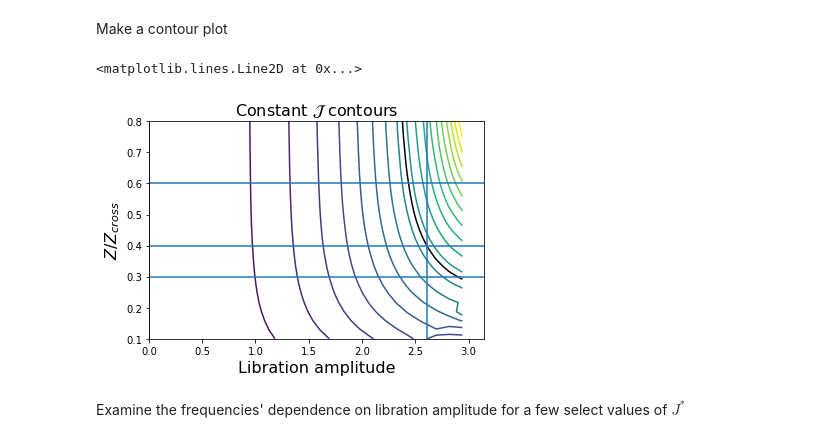
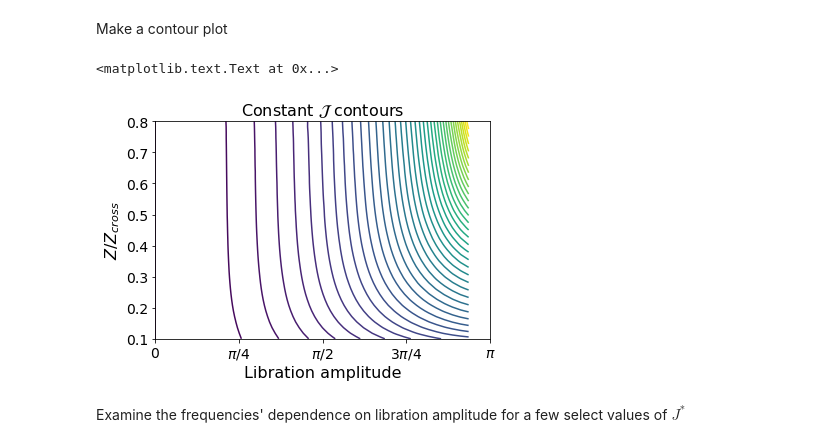
Before and after one commit to shadden/IntegrableModelforResonances, a Jupyter notebook: jupyter_examples/NumericalActionAngleTransformation.ipynb, the cells around one changed output. Cells and saved outputs as stored; diff of their text form; code cells hidden in the pictures.

```diff
--- a/jupyter_examples/NumericalActionAngleTransformation.ipynb
+++ b/jupyter_examples/NumericalActionAngleTransformation.ipynb
@@ -38,9 +36,12 @@ from IntegrableModelUtils import calc_action_and_frequencies
 # %% [markdown]
 Define grid of intial conditions
 # %%
-Ngrid= 25
+Ngrid= 40
 zfracs = np.linspace(0.1,0.8,Ngrid)
 amps = np.linspace(0,np.pi-0.2,Ngrid)
+# Note, we'll stop shy of np.pi in 'amps'
+# because it gets expensive to compute actions as the
+# libration period diverges...
 # %% [markdown]
 Compute actions and frequencies
 # %%
@@ -55,19 +57,16 @@ for i,zf in enumerate(zfracs):
 # %% [markdown]
 Make a contour plot
 # %%
-plt.contour(*np.meshgrid(amps,zfracs),-1 * action,np.linspace(0,-1*np.min(action),20)[:-1])
-plt.contour(*np.meshgrid(amps,zfracs),-1 * action,[0.0005663212674073584],colors=['black'])
+plt.contour(*np.meshgrid(amps,zfracs),-1 * action,np.linspace(0,-1*np.min(action),40)[:-1])
 plt.xlim(0,np.pi)
 plt.xlabel("Libration amplitude",fontsize=16)
 plt.ylabel(r"$Z/Z_{cross}$",fontsize=16)
+plt.xticks([0,np.pi/4,np.pi/2,3 * np.pi/4,np.pi],[r"$0$",r"$\pi/4$",r"$\pi/2$",r"$3\pi/4$",r"$\pi$"],fontsize=14)
+plt.yticks(fontsize=14)
 plt.title("Constant ${\cal J}$ contours",fontsize=16)
-plt.axvline(2.6060)
-plt.axhline(0.6)
-plt.axhline(0.4)
-plt.axhline(0.3)
 # %% [output]
-<matplotlib.lines.Line2D at 0x...>
+<matplotlib.text.Text at 0x...>
-[figure, old version]
+[figure, new version]
 # %% [markdown]
 Examine the frequencies' dependence on libration amplitude for a few select values of $J^*$
 # %%
```
Also changed, not shown: parts of 3 cells of this notebook.
